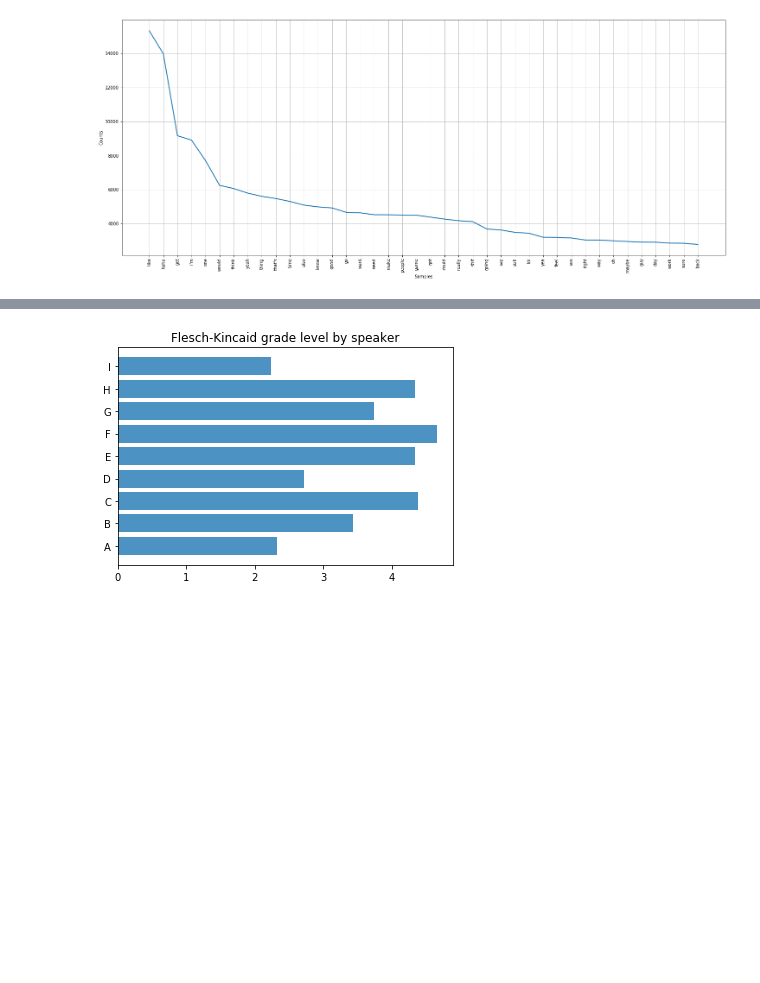
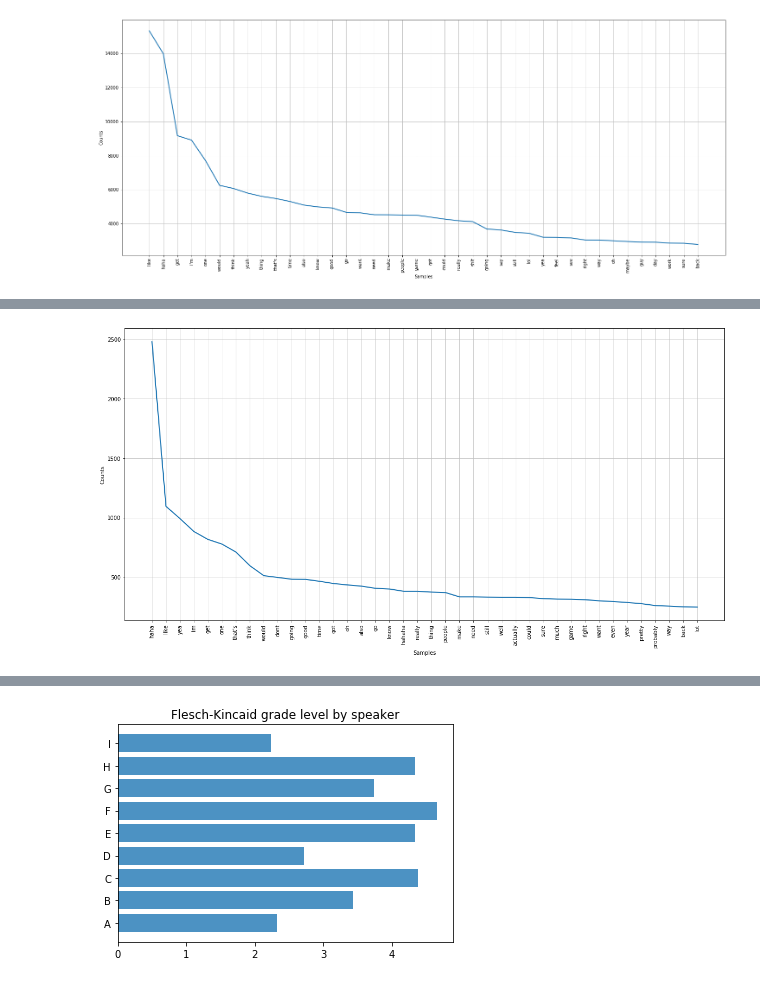
Before and after one commit to bpfrancis/projectsML, a Jupyter notebook: fbChat/analyze.ipynb, the cells around one changed output, grey strips where cells are left out. Cells and saved outputs as stored; diff of their text form; code cells hidden in the pictures; blank space fills up the shorter version.

```diff
--- a/fbChat/analyze.ipynb
+++ b/fbChat/analyze.ipynb
@@ -83,0 +104,6 @@ fig = freq.plot(40, cumulative = False)
+# %%
+freq = nltk.FreqDist(lemmatized_tokens['E'])
+plt.figure(figsize = (20, 10))
+freq.plot(40, cumulative = False)
+# %% [output]
+[figure, added]
```
Also changed, not shown: parts of 5 cells of this notebook.
